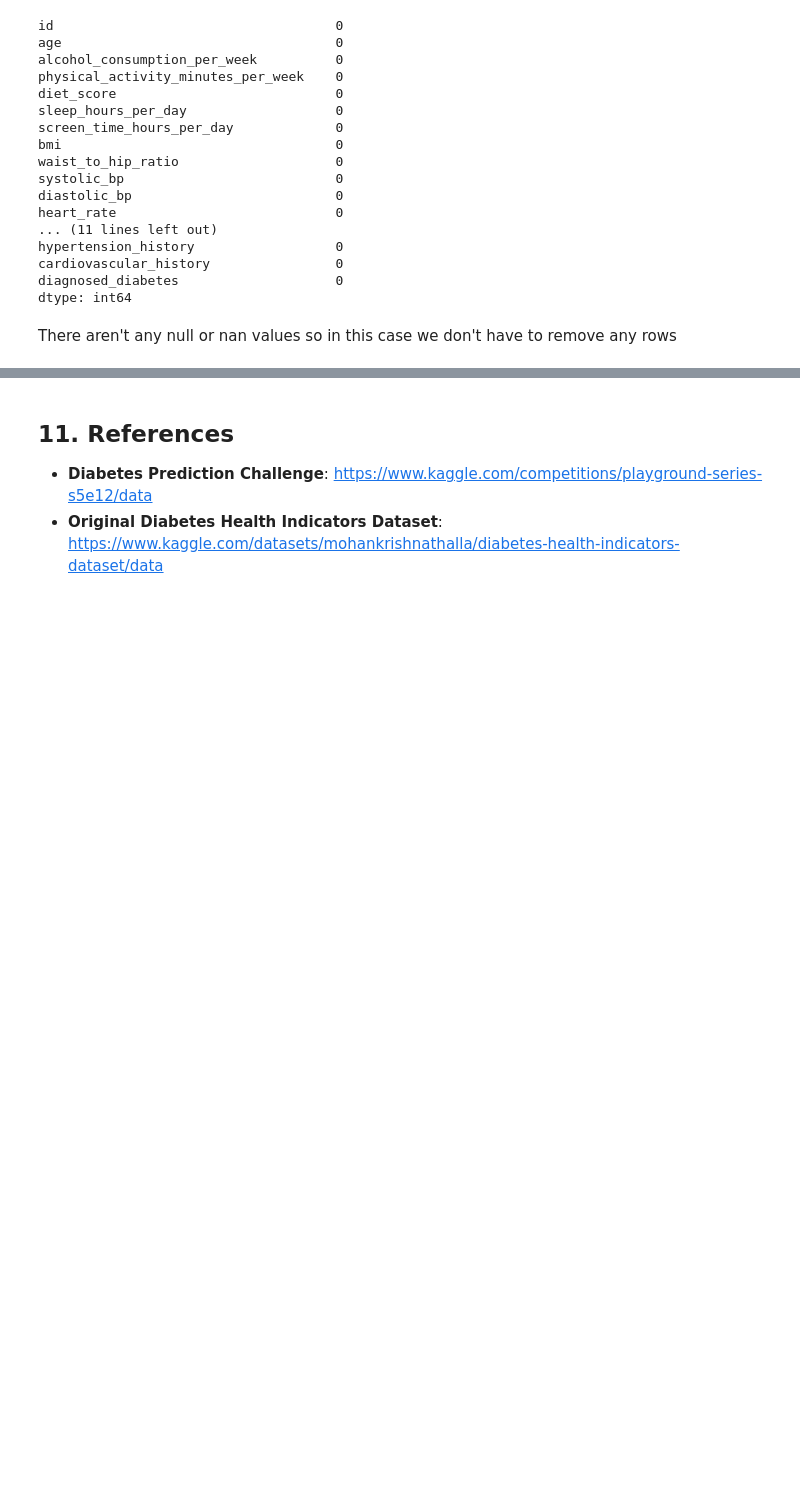
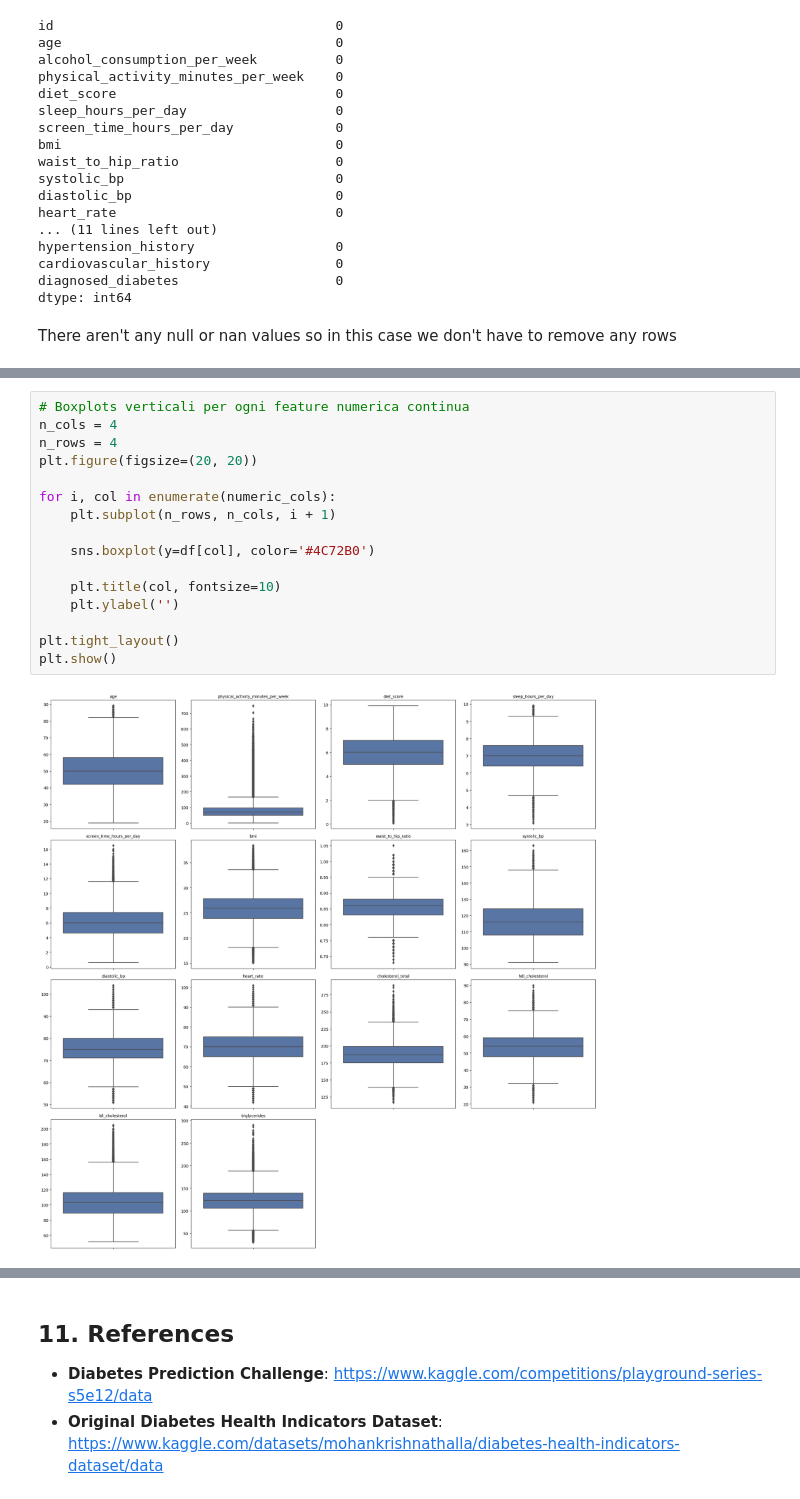
Before and after one commit to LorenzoSansone/Sansone-Diabetes-Prediction-Challenge, a Jupyter notebook: diabetes_prediction.ipynb, the cells around one changed output, grey strips where cells are left out. Saved outputs shown, nothing was run; the diff lists cells and outputs as text; blank space fills up the shorter version.

```diff
--- a/diabetes_prediction.ipynb
+++ b/diabetes_prediction.ipynb
@@ -410,0 +515,18 @@ There aren't any null or nan values so in this case we don't have to remove any
+# %%
+# Boxplots verticali per ogni feature numerica continua
+n_cols = 4
+n_rows = 4
+plt.figure(figsize=(20, 20))
+
+for i, col in enumerate(numeric_cols):
+    plt.subplot(n_rows, n_cols, i + 1)
+
+    sns.boxplot(y=df[col], color='#4C72B0')
+
+    plt.title(col, fontsize=10)
+    plt.ylabel('')
+
+plt.tight_layout()
+plt.show()
+# %% [output]
+[figure, added]
```
Also changed, not shown: parts of 28 cells of this notebook.
